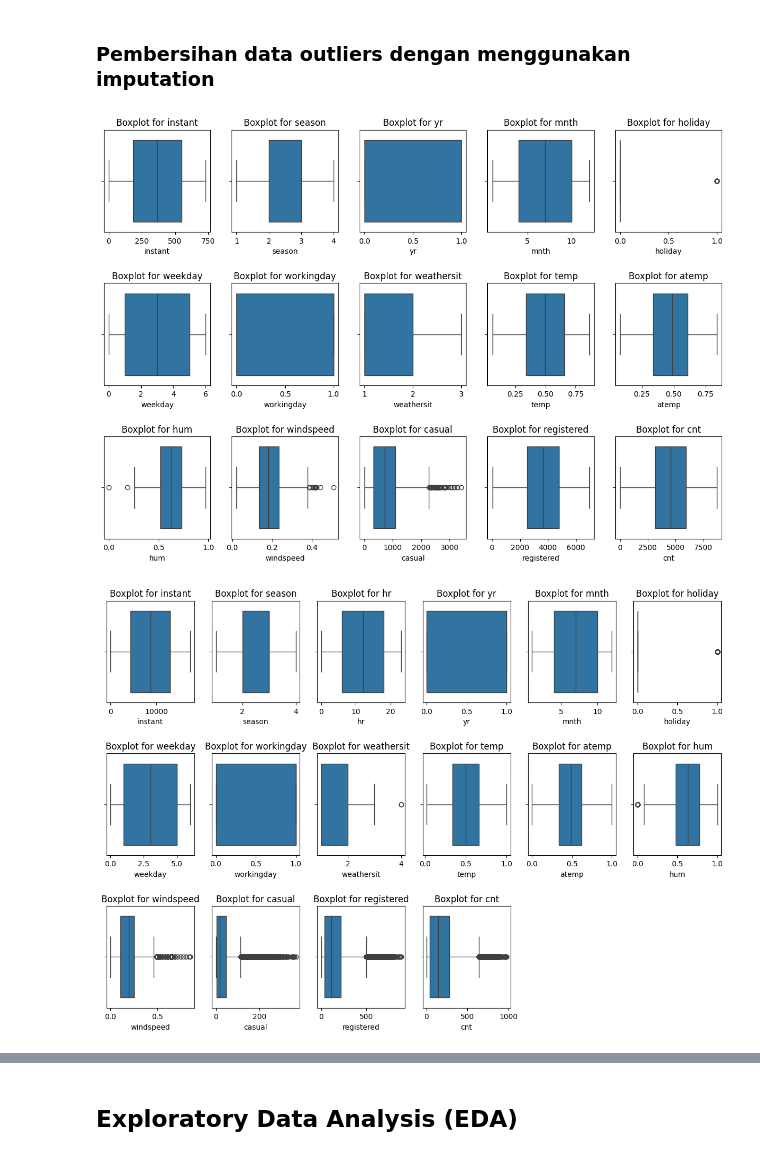
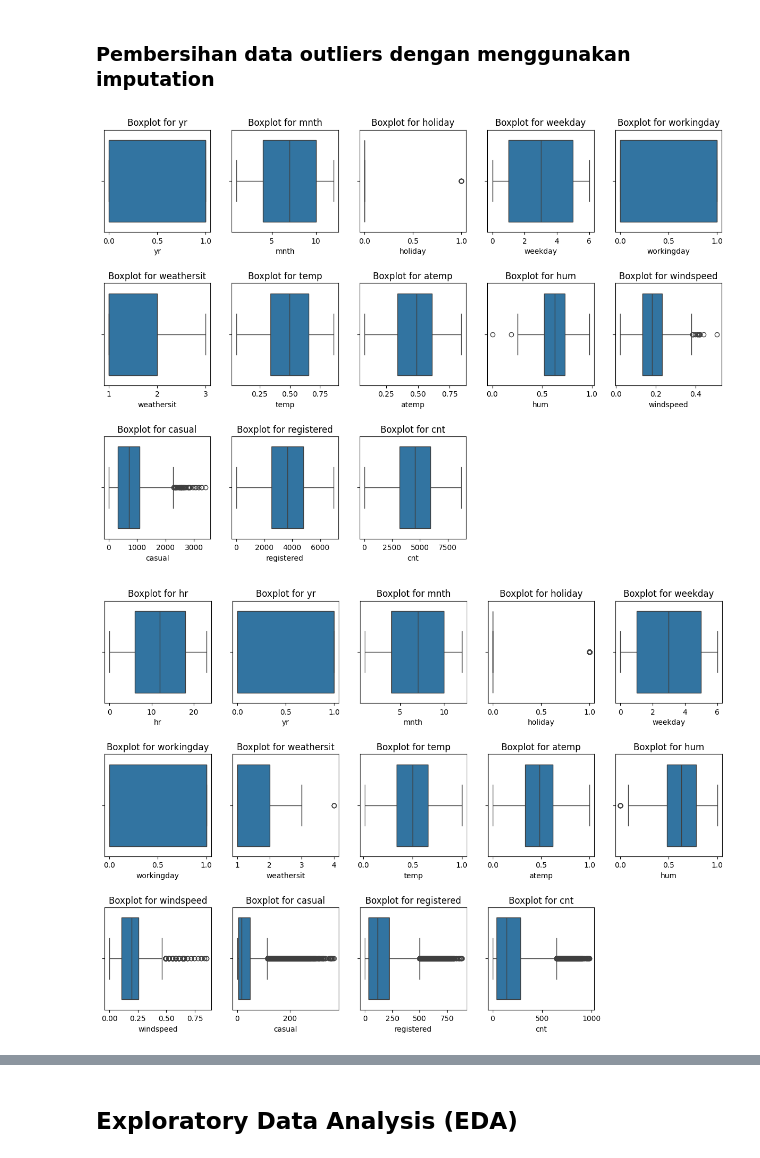
Before and after one commit to yeremiayospane/Project-Data-Analisis-Dicoding, a Jupyter notebook: project.ipynb, the cells around one changed output, grey strips where cells are left out. Saved outputs shown, nothing was run; the diff lists cells and outputs as text; code cells hidden in the pictures.

```diff
--- a/project.ipynb
+++ b/project.ipynb
@@ -131,8 +117,9 @@ def categorize_time(hour):
     else:
         return 'Afternoon'
 
-# Mengambil jam dari kolom datetime
-df_hour['hr'] = df_hour['dteday'].dt.hour
-
 # Menerapkan fungsi kategorisasi ke kolom jam
 df_hour['time_category'] = df_hour['hr'].apply(categorize_time)
+# %%
+df_hour['day_name'] = df_hour['dteday'].dt.day_name()
+df_hour['cat_weeks'] = 'Workday'
+df_hour.loc[df_hour['day_name'].isin(['Saturday', 'Sunday']), 'cat_weeks'] = 'Weekend'
@@ -201,7 +199,7 @@ print(df_hour.duplicated().sum())
 # %% [markdown]
 ### Pembersihan data outliers dengan menggunakan imputation
 # %%
-variables = ['instant', 'season', 'yr', 'mnth', 'holiday', 'weekday', 'workingday', 'weathersit', 'temp', 'atemp', 'hum', 'windspeed', 'casual', 'registered', 'cnt']
+variables = ['yr', 'mnth', 'holiday', 'weekday', 'workingday', 'weathersit', 'temp', 'atemp', 'hum', 'windspeed', 'casual', 'registered', 'cnt']
 
 rows = 3
 cols = len(variables) // rows + (len(variables) % rows > 0)
@@ -219,4 +217,4 @@ for i in range(len(variables), rows * cols):
 
 plt.show()
 # %% [output]
-[figure, old version]
+[figure, new version]
@@ -225,23 +221,23 @@ print(test)
 # %%
-variables = ['instant', 'season', 'hr','yr', 'mnth', 'holiday', 'weekday', 'workingday', 'weathersit', 'temp', 'atemp', 'hum', 'windspeed', 'casual', 'registered', 'cnt']
+variables = ['hr','yr', 'mnth', 'holiday', 'weekday', 'workingday', 'weathersit', 'temp', 'atemp', 'hum', 'windspeed', 'casual', 'registered', 'cnt']
 
 rows = 3
 cols = len(variables) // rows + (len(variables) % rows > 0)
 
 fig, axes = plt.subplots(rows, cols, figsize=(15, 10))
 fig.subplots_adjust(hspace=0.5)
 
 for i, var in enumerate(variables):
     ax = axes[i // cols, i % cols]
     sns.boxplot(x=var, data=df_hour, ax=ax)
     ax.set_title(f'Boxplot for {var}')
 
 for i in range(len(variables), rows * cols):
     fig.delaxes(axes.flatten()[i])
 
 plt.show()
 # %% [output]
-[figure, old version]
+[figure, new version]
 # %%
 # Convert columns to numeric if needed
 otl_col = ['windspeed', 'casual', 'registered','hum', 'cnt']
```
Also changed, not shown: parts of 28 cells of this notebook.
